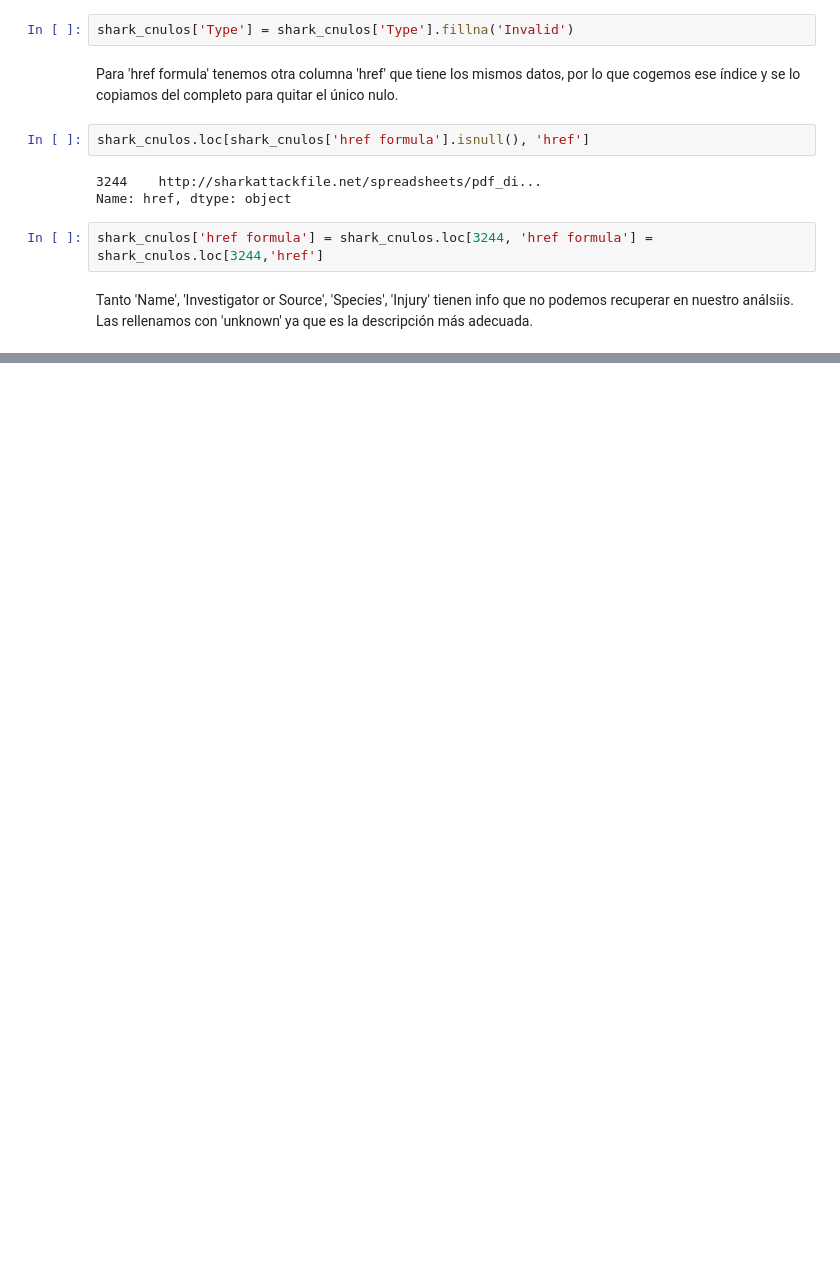
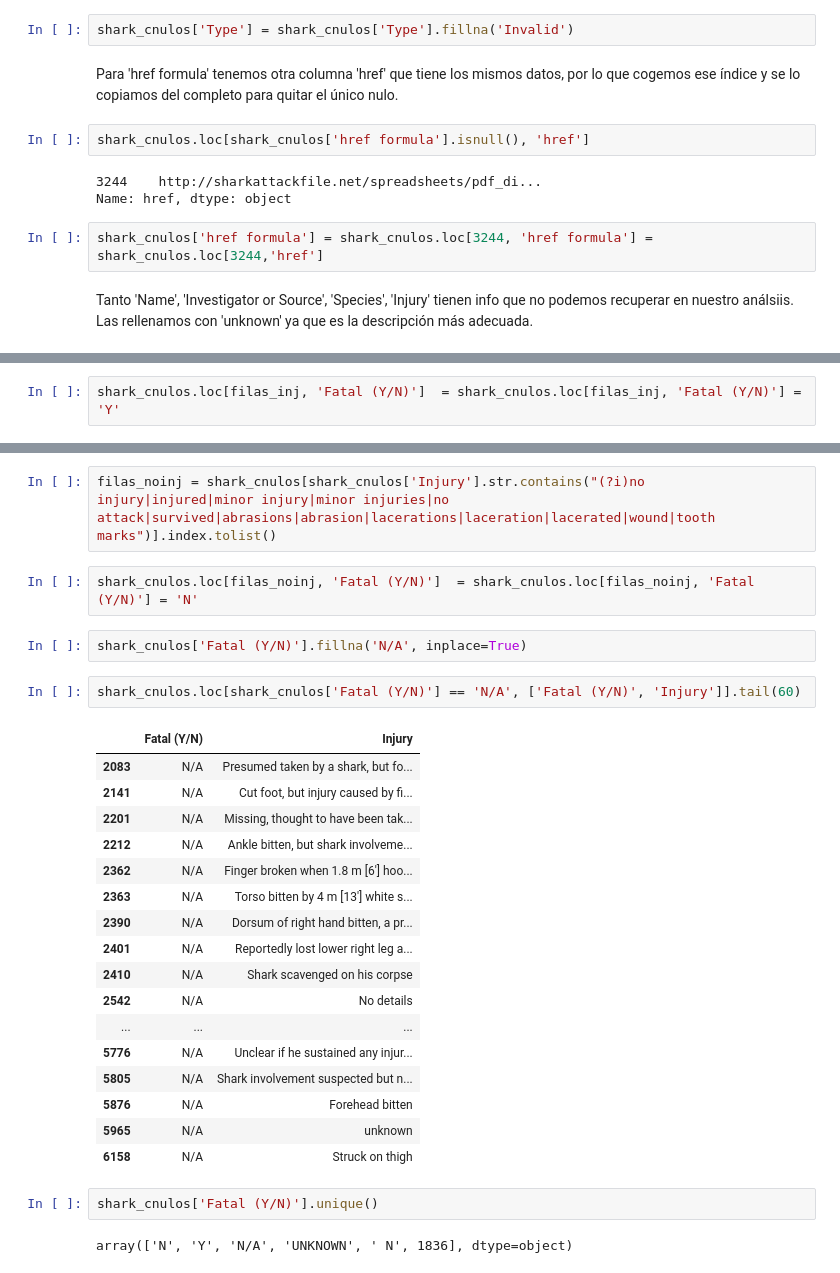
Before and after one commit to NereaRiveiro/Proyecto-1_Sharkniceria, a Jupyter notebook: src/main.ipynb, the cells around one changed output, grey strips where cells are left out. Cells and saved outputs as stored; diff of their text form; blank space fills up the shorter version.

```diff
--- a/src/main.ipynb
+++ b/src/main.ipynb
@@ -281,0 +348,2 @@ shark_cnulos[['Name', 'Investigator or Source', 'Injury']].fillna('unknown')
+# %%
+shark_cnulos.loc[filas_inj, 'Fatal (Y/N)']  = shark_cnulos.loc[filas_inj, 'Fatal (Y/N)'] = 'Y'
@@ -281,0 +366,30 @@ shark_cnulos[['Name', 'Investigator or Source', 'Injury']].fillna('unknown')
+# %%
+filas_noinj = shark_cnulos[shark_cnulos['Injury'].str.contains("(?i)no injury|injured|minor injury|minor injuries|no attack|survived|abrasions|abrasion|lacerations|laceration|lacerated|wound|tooth marks")].index.tolist()
+# %%
+shark_cnulos.loc[filas_noinj, 'Fatal (Y/N)']  = shark_cnulos.loc[filas_noinj, 'Fatal (Y/N)'] = 'N'
+# %%
+shark_cnulos['Fatal (Y/N)'].fillna('N/A', inplace=True)
+# %%
+shark_cnulos.loc[shark_cnulos['Fatal (Y/N)'] == 'N/A', ['Fatal (Y/N)', 'Injury']].tail(60)
+# %% [output]
+|  | Fatal (Y/N) | Injury |
+| 2083 | N/A | Presumed taken by a shark, but fo... |
+| 2141 | N/A | Cut foot, but injury caused by fi... |
+| 2201 | N/A | Missing, thought to have been tak... |
+| 2212 | N/A | Ankle bitten, but shark involveme... |
+| 2362 | N/A | Finger broken when 1.8 m [6'] hoo... |
+| 2363 | N/A | Torso bitten by 4 m [13'] white s... |
+| 2390 | N/A | Dorsum of right hand bitten, a pr... |
+| 2401 | N/A | Reportedly lost lower right leg a... |
+| 2410 | N/A | Shark scavenged on his corpse |
+| 2542 | N/A | No details |
+| ... | ... | ... |
+| 5776 | N/A | Unclear if he sustained any injur... |
+| 5805 | N/A | Shark involvement suspected but n... |
+| 5876 | N/A | Forehead bitten |
+| 5965 | N/A | unknown |
+| 6158 | N/A | Struck on thigh |
+# %%
+shark_cnulos['Fatal (Y/N)'].unique()
+# %% [output]
+array(['N', 'Y', 'N/A', 'UNKNOWN', ' N', 1836], dtype=object)
```
Also changed, not shown: parts of 30 cells of this notebook.
